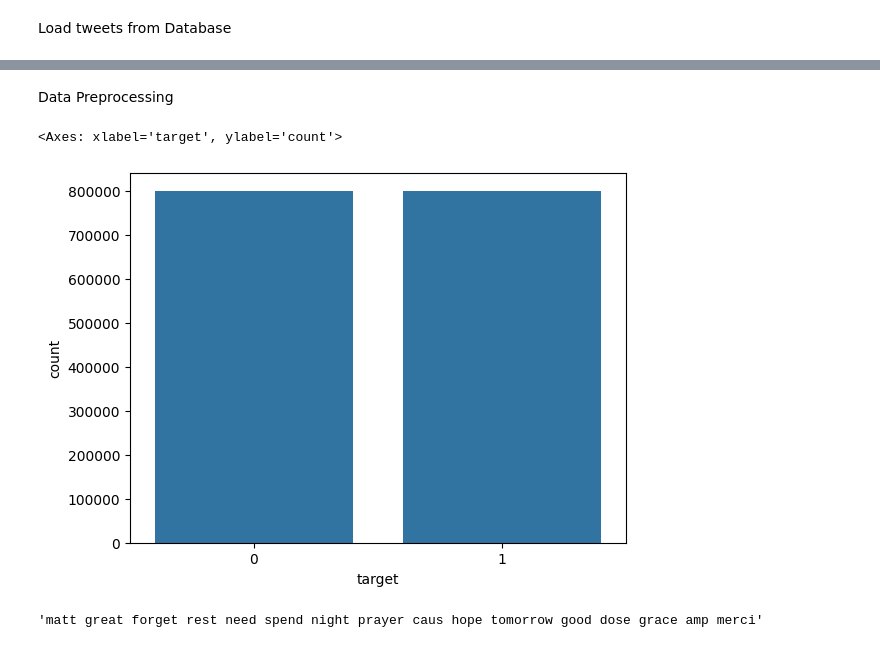
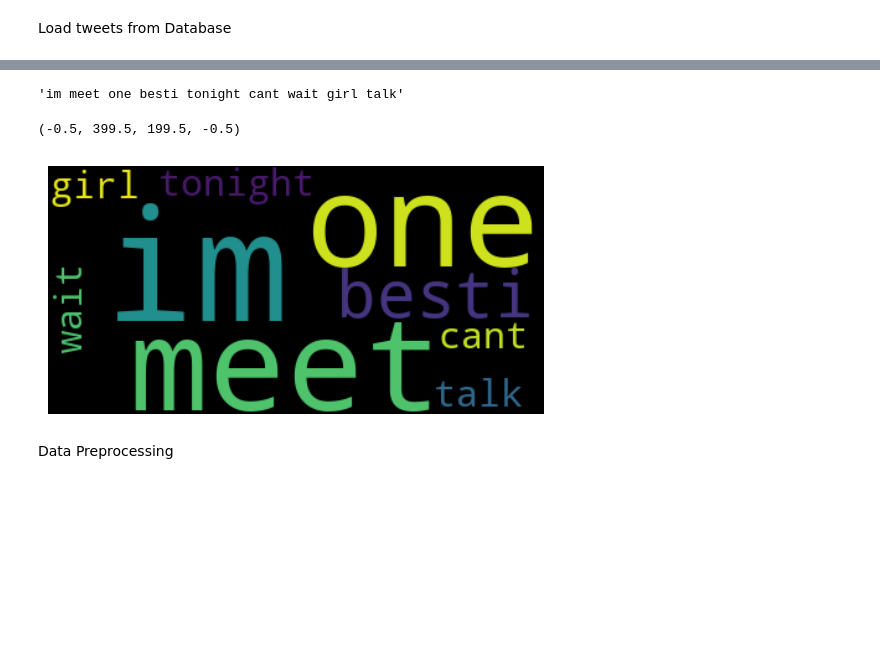
Before and after one commit to prantoamt/Sentiment-Driven-Spotify-Music-Recommendation, a Jupyter notebook: project/data-exploration.ipynb, the cells around one changed output, grey strips where cells are left out. Cells and saved outputs as stored; diff of their text form; code cells hidden in the pictures; blank space fills up the shorter version.

Commit message:
pipeline updated

```diff
--- a/project/data-exploration.ipynb
+++ b/project/data-exploration.ipynb
@@ -17,10 +13,9 @@ from pipeline import construct_twitter_pipeline
 # %% [markdown]
 Load tweets from Database
 # %%
-tweets_loader = construct_twitter_pipeline().extractor.file_handlers[0].loader
 try:
     connection = sqlite3.connect("../data/project.sqlite")
-    tweets = pd.read_sql_query(f"SELECT * FROM {tweets_loader.table_name}", connection)
+    tweets = pd.read_sql_query(f"SELECT * FROM tweets", connection)
 except sqlite3.Error as e:
     logging.error(msg=f"Error while creating SQLite DB: {e}")
     sys.exit(1)
@@ -29,13 +35,15 @@ finally:
+# %%
+positive_tweet = tweets[tweets.target == 1]["processed_text"]
+negative_tweet = tweets[tweets.target == 0]["processed_text"]
+tweets[tweets.target == 1]["processed_text"].iloc[1]
+# %% [output]
+'im meet one besti tonight cant wait girl talk'
+# %%
+wordcloud = WordCloud().generate(positive_tweet.iloc[1])
+plt.imshow(wordcloud, interpolation='bilinear')
+plt.axis("off")
+# %% [output]
+(-0.5, 399.5, 199.5, -0.5)
+[figure, added]
 # %% [markdown]
 Data Preprocessing
-# %%
-sns.countplot(x="target", data=tweets)
-# %% [output]
-<Axes: xlabel='target', ylabel='count'>
-[figure, removed]
-# %%
-positive_tweet = tweets[tweets.target == 1]["processed_text"]
-negative_tweet = tweets[tweets.target == 0]["processed_text"]
-tweets[tweets.target == 1]["processed_text"].iloc[1000]
-# %% [output]
-'matt great forget rest need spend night prayer caus hope tomorrow good dose grace amp merci'
```
Also changed, not shown: parts of 18 cells of this notebook, 1 other file.
